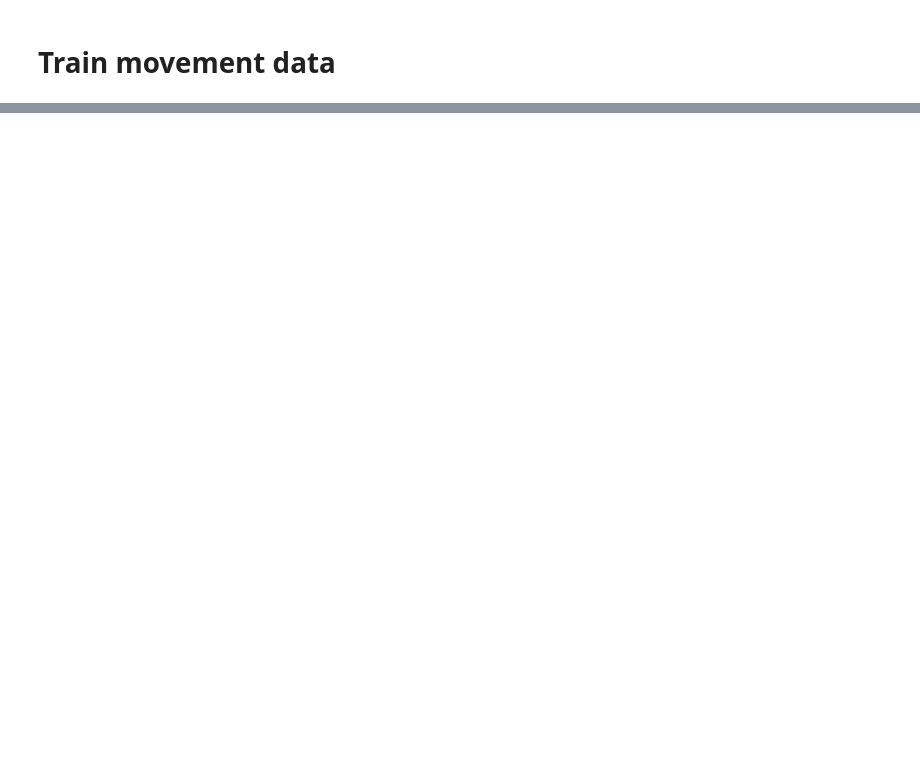
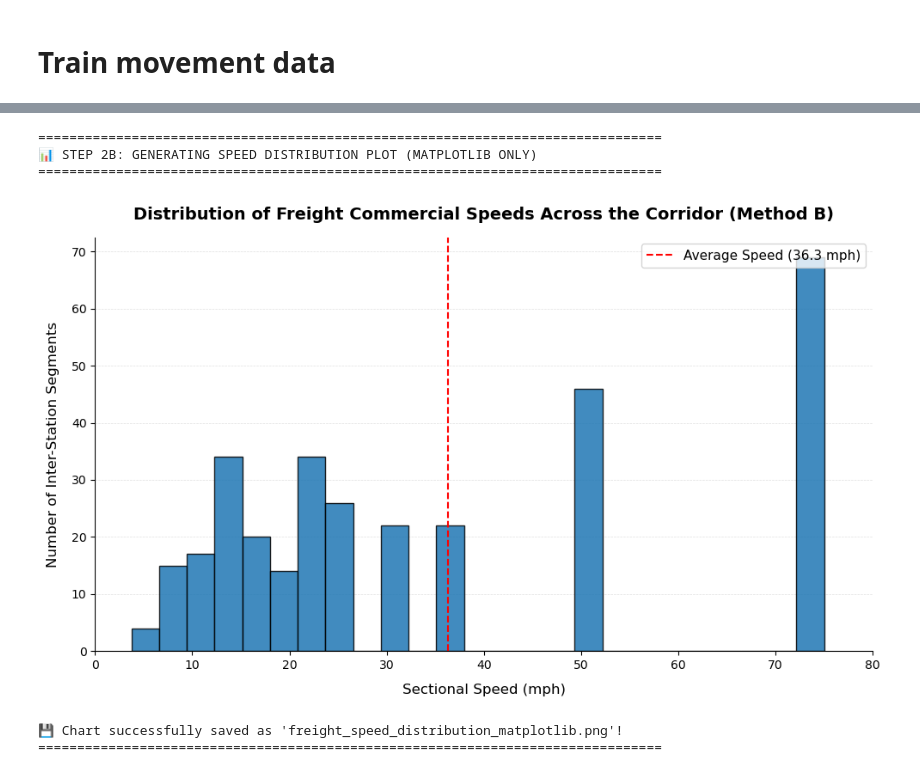
Before and after one commit to thibaultquentin66-lang/resilience_freight_train_UK, a Jupyter notebook: Final_Work.ipynb, the cells around one changed output, grey strips where cells are left out. Drawn from its saved outputs; the diff is of its cells as text; code cells hidden in the pictures; blank space fills up the shorter version.

```diff
--- a/Final_Work.ipynb
+++ b/Final_Work.ipynb
@@ -1993,0 +1842,12 @@ print(f"Nombre de trains uniques restant : {df_movements_london['train_id'].nuni
+# %%
+df_movement_first['Datetime'] = pd.to_datetime(df_movement_first['Datetime'])
+df_movement_first['loc_stanox'] = df_movement_first['loc_stanox'].astype(str).str.strip().str.zfill(5)
+
+df_train_clean = df_movement_first.dropna(subset=['loc_stanox', 'timetable_variation']).copy()
+df_train_clean['loc_stanox'] = df_train_clean['loc_stanox'].astype(str).str.replace('.0', '', regex=False)
+df_train_clean = df_train_clean.sort_values(by='Datetime')
+df_parcours_train = df_train_clean[['Datetime', 'actual_timestamp', 'loc_stanox', 'next_report_stanox','timetable_variation', 'variation_status', 'event_type', 'planned_event_type', 'direction_ind', 'train_terminated', 'train_id']].copy()
+# %%
+df_parcours_final = df_parcours_train.sort_values(by='Datetime')
+df_parcours_final['timetable_variation'] = np.where(df_parcours_final['variation_status'] == 'EARLY', df_parcours_final['timetable_variation'] * (-1), df_parcours_final['timetable_variation'])
+df_parcours_final.head()
@@ -1993,0 +1963,63 @@ print(f"Nombre de trains uniques restant : {df_movements_london['train_id'].nuni
+# %%
+import matplotlib.pyplot as plt
+
+print("=" * 80)
+print("📊 STEP 2B: GENERATING SPEED DISTRIBUTION PLOT (MATPLOTLIB ONLY)")
+print("=" * 80)
+
+# 1. Initialize the plot with a clean white background layout
+fig, ax = plt.subplots(figsize=(10, 6))
+
+# 2. Plot the histogram using pure matplotlib
+# We use 'edgecolor' to separate the bars clearly
+counts, bins, patches = ax.hist(
+    df_final_segments['segment_speed_mph'],
+    bins=25,
+    color='#1f77b4',       # Standard professional dark blue
+    edgecolor='black',      # Sharp borders for readability
+    alpha=0.85              # Slight transparency for a modern look
+)
+
+# 3. Customizing the chart elements
+ax.set_title('Distribution of Freight Commercial Speeds Across the Corridor (Method B)', fontsize=14, pad=15, fontweight='bold')
+ax.set_xlabel('Sectional Speed (mph)', fontsize=12, labelpad=10)
+ax.set_ylabel('Number of Inter-Station Segments', fontsize=12, labelpad=10)
+
+# Set grid lines on the y-axis only, behind the bars, for academic clarity
+ax.set_axisbelow(True)
+ax.yaxis.grid(True, color='#e0e0e0', linestyle='--', linewidth=0.5)
+ax.xaxis.grid(False)
+
+# Remove top and right borders (spines) to clean up the frame
+for spine in ['top', 'right']:
+    ax.spines[spine].set_visible(False)
+
+# Set precise limits based on UK freight performance boundaries
+ax.set_xlim(0, 80)
+
+# 4. Calculate and plot the average speed threshold line
+mean_speed = df_final_segments['segment_speed_mph'].mean()
+ax.axvline(
+    mean_speed,
+    color='red',
+    linestyle='--',
+    linewidth=1.5,
+    label=f"Average Speed ({mean_speed:.1f} mph)"
+)
+
+# Add the legend
+ax.legend(fontsize=11, loc='upper right', frameon=True)
+
+# 5. Optimize layout and save the high-res figure
+plt.tight_layout()
+plt.show()
+
+print("💾 Chart successfully saved as 'freight_speed_distribution_matplotlib.png'!")
+print("=" * 80)
+# %% [output]
+================================================================================
+📊 STEP 2B: GENERATING SPEED DISTRIBUTION PLOT (MATPLOTLIB ONLY)
+================================================================================
+[figure, added]
+💾 Chart successfully saved as 'freight_speed_distribution_matplotlib.png'!
+================================================================================
```
Also changed, not shown: parts of 58 cells of this notebook.
